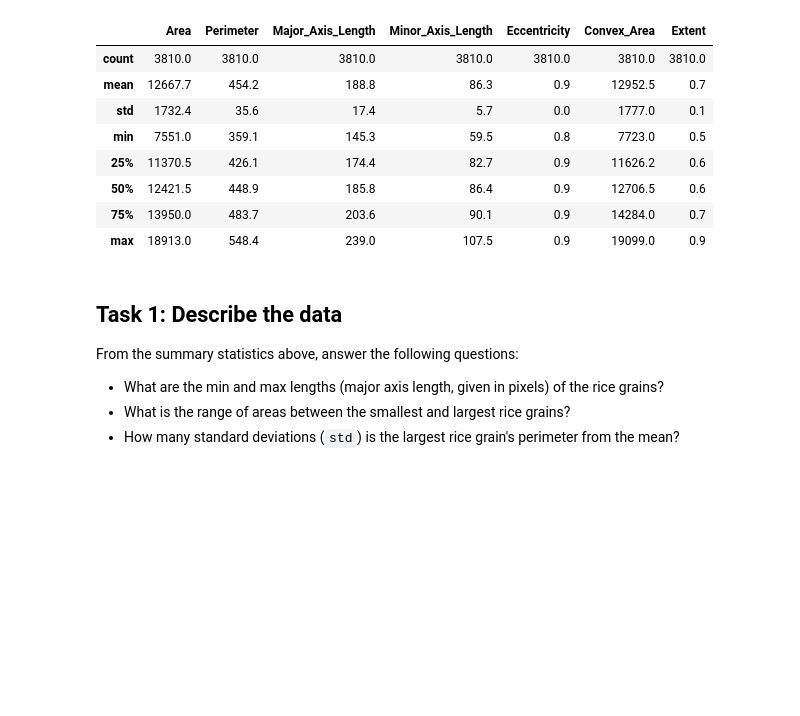
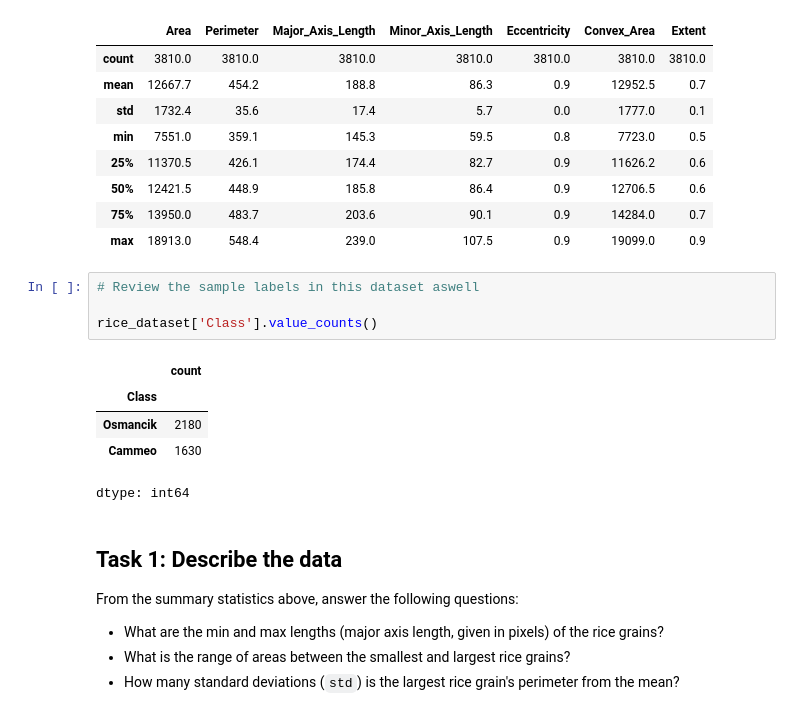
Before and after one commit to trinhan/ML_testing, a Jupyter notebook: ml/cc/exercises/binary_classification_rice.ipynb, the cells around one changed output. Drawn from its saved outputs; the diff is of its cells as text; blank space fills up the shorter version.

```diff
--- a/ml/cc/exercises/binary_classification_rice.ipynb
+++ b/ml/cc/exercises/binary_classification_rice.ipynb
@@ -124,6 +132,16 @@ rice_dataset.describe()
 | 50% | 12421.5 | 448.9 | 185.8 | 86.4 | 0.9 | 12706.5 | 0.6 |
 | 75% | 13950.0 | 483.7 | 203.6 | 90.1 | 0.9 | 14284.0 | 0.7 |
 | max | 18913.0 | 548.4 | 239.0 | 107.5 | 0.9 | 19099.0 | 0.9 |
+# %%
+# Review the sample labels in this dataset aswell
+
+rice_dataset['Class'].value_counts()
+# %% [output]
+|  | count |
+| Class |  |
+| Osmancik | 2180 |
+| Cammeo | 1630 |
+dtype: int64
 # %% [markdown]
 ## Task 1: Describe the data
 
```
Also changed, not shown: parts of 4 cells of this notebook.
